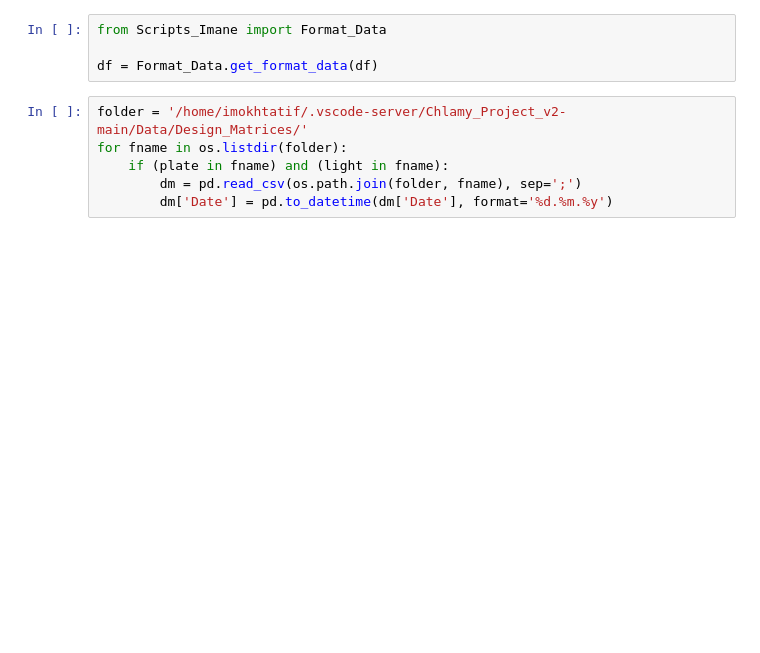
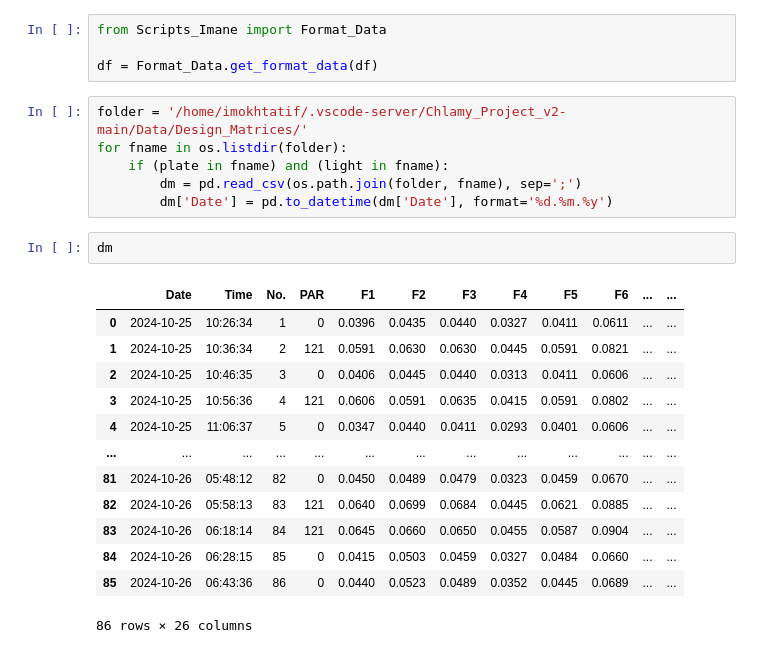
Before and after one commit to Imane-Mkt/Chlamy, a Jupyter notebook: Chlamy_Project_v2-main/Notebooks_Imane/lightanddarkslopes.ipynb, the cells around one changed output. Cells and saved outputs as stored; diff of their text form; blank space fills up the shorter version.

```diff
--- a/Chlamy_Project_v2-main/Notebooks_Imane/lightanddarkslopes.ipynb
+++ b/Chlamy_Project_v2-main/Notebooks_Imane/lightanddarkslopes.ipynb
@@ -23,4 +23,20 @@ for fname in os.listdir(folder):
     if (plate in fname) and (light in fname):
         dm = pd.read_csv(os.path.join(folder, fname), sep=';')
         dm['Date'] = pd.to_datetime(dm['Date'], format='%d.%m.%y')
+# %%
+dm
+# %% [output]
+|  | Date | Time | No. | PAR | F1 | F2 | F3 | F4 | F5 | F6 | ... | ... |
+| 0 | 2024-10-25 | 10:26:34 | 1 | 0 | 0.0396 | 0.0435 | 0.0440 | 0.0327 | 0.0411 | 0.0611 | ... | ... |
+| 1 | 2024-10-25 | 10:36:34 | 2 | 121 | 0.0591 | 0.0630 | 0.0630 | 0.0445 | 0.0591 | 0.0821 | ... | ... |
+| 2 | 2024-10-25 | 10:46:35 | 3 | 0 | 0.0406 | 0.0445 | 0.0440 | 0.0313 | 0.0411 | 0.0606 | ... | ... |
+| 3 | 2024-10-25 | 10:56:36 | 4 | 121 | 0.0606 | 0.0591 | 0.0635 | 0.0415 | 0.0591 | 0.0802 | ... | ... |
+| 4 | 2024-10-25 | 11:06:37 | 5 | 0 | 0.0347 | 0.0440 | 0.0411 | 0.0293 | 0.0401 | 0.0606 | ... | ... |
+| ... | ... | ... | ... | ... | ... | ... | ... | ... | ... | ... | ... | ... |
+| 81 | 2024-10-26 | 05:48:12 | 82 | 0 | 0.0450 | 0.0489 | 0.0479 | 0.0323 | 0.0459 | 0.0670 | ... | ... |
+| 82 | 2024-10-26 | 05:58:13 | 83 | 121 | 0.0640 | 0.0699 | 0.0684 | 0.0445 | 0.0621 | 0.0885 | ... | ... |
+| 83 | 2024-10-26 | 06:18:14 | 84 | 121 | 0.0645 | 0.0660 | 0.0650 | 0.0455 | 0.0587 | 0.0904 | ... | ... |
+| 84 | 2024-10-26 | 06:28:15 | 85 | 0 | 0.0415 | 0.0503 | 0.0459 | 0.0327 | 0.0484 | 0.0660 | ... | ... |
+| 85 | 2024-10-26 | 06:43:36 | 86 | 0 | 0.0440 | 0.0523 | 0.0489 | 0.0352 | 0.0445 | 0.0689 | ... | ... |
+86 rows × 26 columns
 # %%
```
Also changed, not shown: parts of 8 cells of this notebook.
